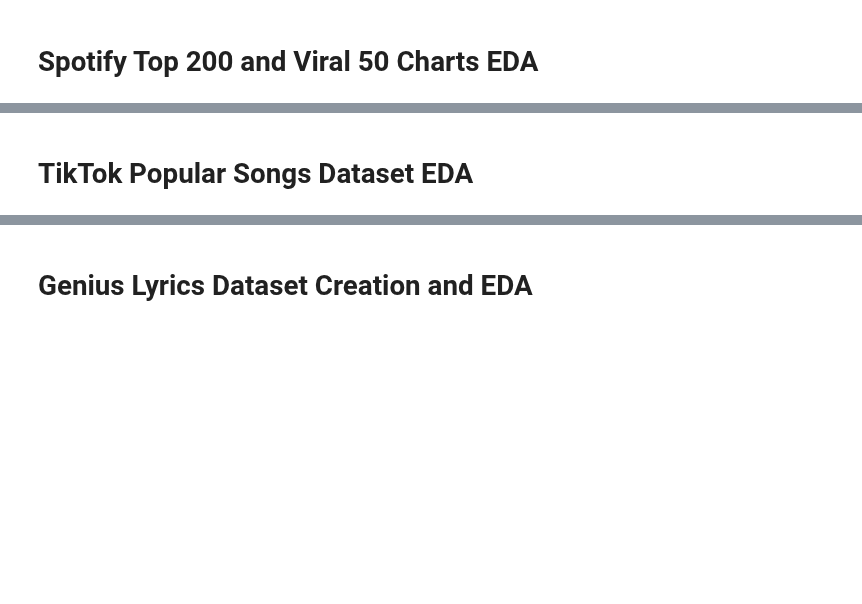
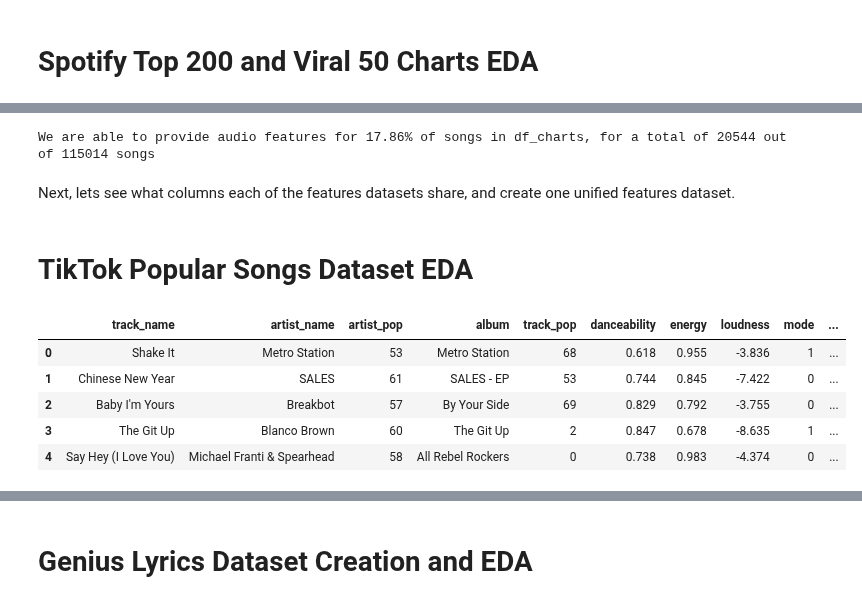
Before and after one commit to Joseph-Willem-Ricci/5450-final-project, a Jupyter notebook: CIS5450_Project.ipynb, the cells around one changed output, grey strips where cells are left out. Saved outputs shown, nothing was run; the diff lists cells and outputs as text; code cells hidden in the pictures; blank space fills up the shorter version.

```diff
--- a/CIS5450_Project.ipynb
+++ b/CIS5450_Project.ipynb
@@ -205,2 +271,24 @@ We are able to provide audio features for 16.48% of songs in df_charts, for a to
+# %%
+charts_featured = df_charts_songs_artists[df_charts_songs_artists['title'].str.contains("\(feat\. ")][['title', 'artist']]
+featured_feature_matches = pd.merge(charts_featured, all_songs_with_features, on=['title'], how='inner').drop_duplicates(subset='title')
+featured_feature_matches.drop(columns=['artist_x'], inplace=True)
+featured_feature_matches.rename(columns={'artist_y': 'artist'}, inplace=True)
+feature_matches = pd.concat([feature_matches, featured_feature_matches], ignore_index=True).drop_duplicates()
+match_percentage_combined = 100 * feature_matches.shape[0] / df_charts_songs_artists.shape[0]
+print("We are able to provide audio features for " + str(round(match_percentage_combined,2)) + "% of songs in df_charts,"\
+      " for a total of " + str(feature_matches.shape[0]) + " out of " + str(df_charts_songs_artists.shape[0]) + " songs")
+# %% [output]
+We are able to provide audio features for 17.86% of songs in df_charts, for a total of 20544 out of 115014 songs
+# %% [markdown]
+Next, lets see what columns each of the features datasets share, and create one unified features dataset.
 # %% [markdown]
 # TikTok Popular Songs Dataset EDA
+# %%
+df_tiktok_19.head()
+# %% [output]
+|  | track_name | artist_name | artist_pop | album | track_pop | danceability | energy | loudness | mode | ... |
+| 0 | Shake It | Metro Station | 53 | Metro Station | 68 | 0.618 | 0.955 | -3.836 | 1 | ... |
+| 1 | Chinese New Year | SALES | 61 | SALES - EP | 53 | 0.744 | 0.845 | -7.422 | 0 | ... |
+| 2 | Baby I'm Yours | Breakbot | 57 | By Your Side | 69 | 0.829 | 0.792 | -3.755 | 0 | ... |
+| 3 | The Git Up | Blanco Brown | 60 | The Git Up | 2 | 0.847 | 0.678 | -8.635 | 1 | ... |
+| 4 | Say Hey (I Love You) | Michael Franti & Spearhead | 58 | All Rebel Rockers | 0 | 0.738 | 0.983 | -4.374 | 0 | ... |
```
Also changed, not shown: parts of 37 cells of this notebook, 1 other file.
